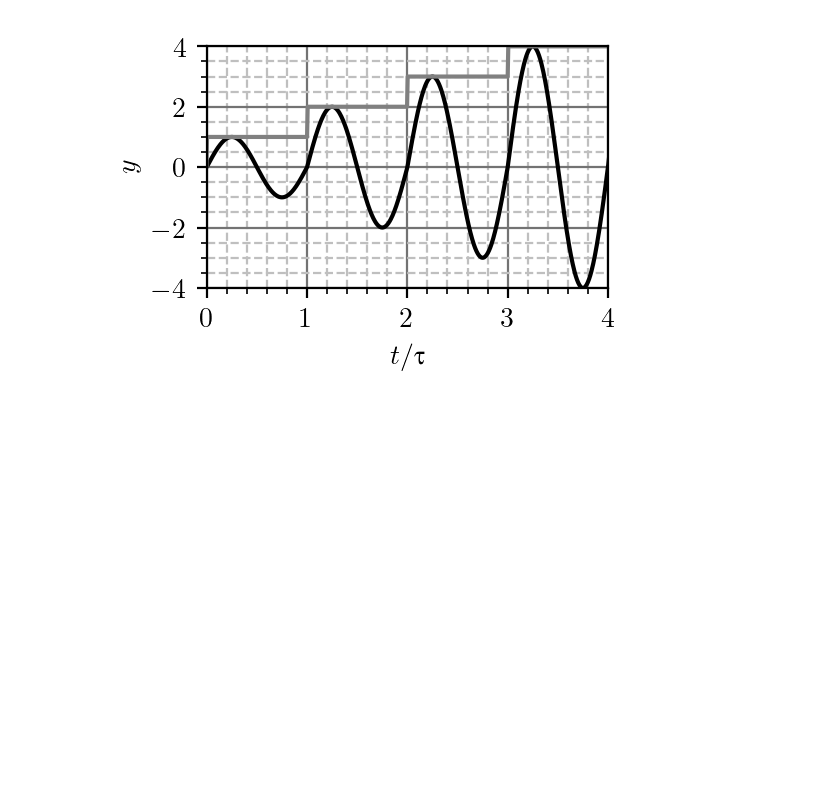
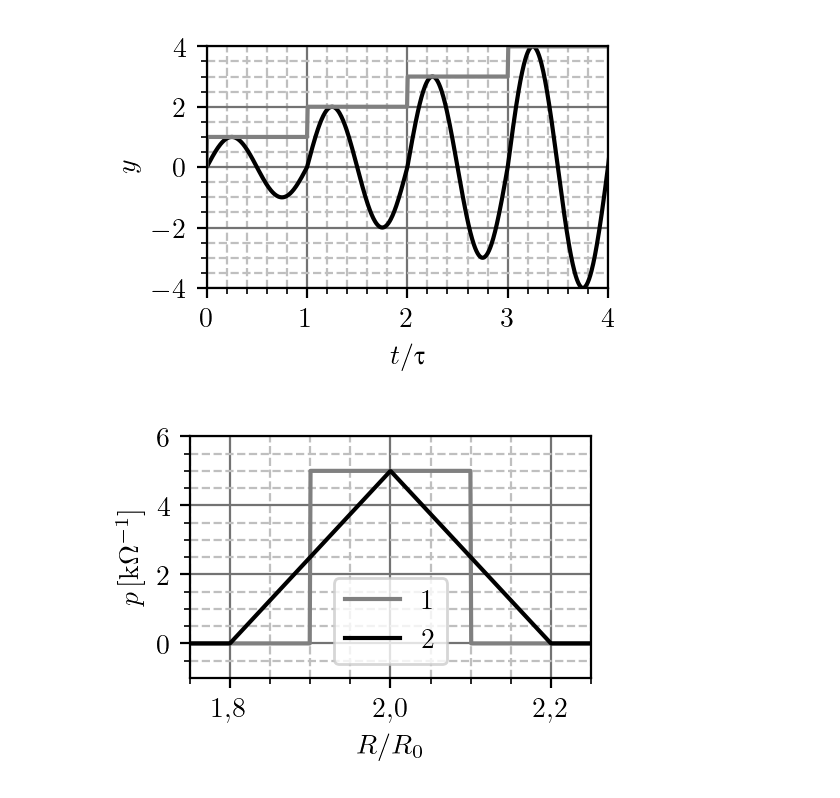
Before and after one commit to djokicd/zbirka-sis, a Jupyter notebook: 1_uvod/2_kontinualni_sistemi/fig/sistemi_plotovi.ipynb, the cells around one changed output. Cells and saved outputs as stored; diff of their text form; code cells hidden in the pictures; blank space fills up the shorter version.

```diff
--- a/1_uvod/2_kontinualni_sistemi/fig/sistemi_plotovi.ipynb
+++ b/1_uvod/2_kontinualni_sistemi/fig/sistemi_plotovi.ipynb
@@ -322,3 +322,34 @@ plt.xlim([0, 4])
 plt.savefig("delay_resp.pdf", bbox_inches='tight', ppad_inches=0)
 # %% [output]
 [figure]
+# %%
+t = np.linspace(1.5, 2.5, 1000)
+def f(x):
+    return sin(2*pi*x) * u(x)
+x = f(t) + f(t-1) + f(t-2) + f(t-3) + f(t-4)
+g = u(t) + u(t-1) + u(t-2) + u(t-3) + u(t-4)
+
+def rect(t):
+    return (abs(t) < 0.5) * 1 + (abs(t)==0.5) * 0.5
+
+def tri(t):
+    return (1 - t) * ( (t > 0) * (t < 1) ) + (1 + t) * ( (t < 0) * (t > -1) )
+
+R0 = 1
+
+p = rect((t - 2)/(0.1*2)) / (0.1*2)
+psum =  tri((t - 2)/(0.1*2)) / (0.1*2)
+
+generate_canvas()
+lam0 = -5e4
+plt.plot(t, p, '0.5')
+plt.plot(t, psum, 'k')
+#plt.plot(t, g, '0.5')
+plt.xlabel(r'$R/R_0$')
+plt.ylabel(r'$p\rm\,[k\Omega^{-1}]$')
+plt.ylim([-1, 6])
+plt.xlim([1.75, 2.25])
+plt.legend([r"$1$", r"$2$"])
+plt.savefig("probabilities.pdf", bbox_inches='tight', ppad_inches=0)
+# %% [output]
+[figure, added]
```
Also changed, not shown: parts of 3 cells of this notebook, 5 other files.
